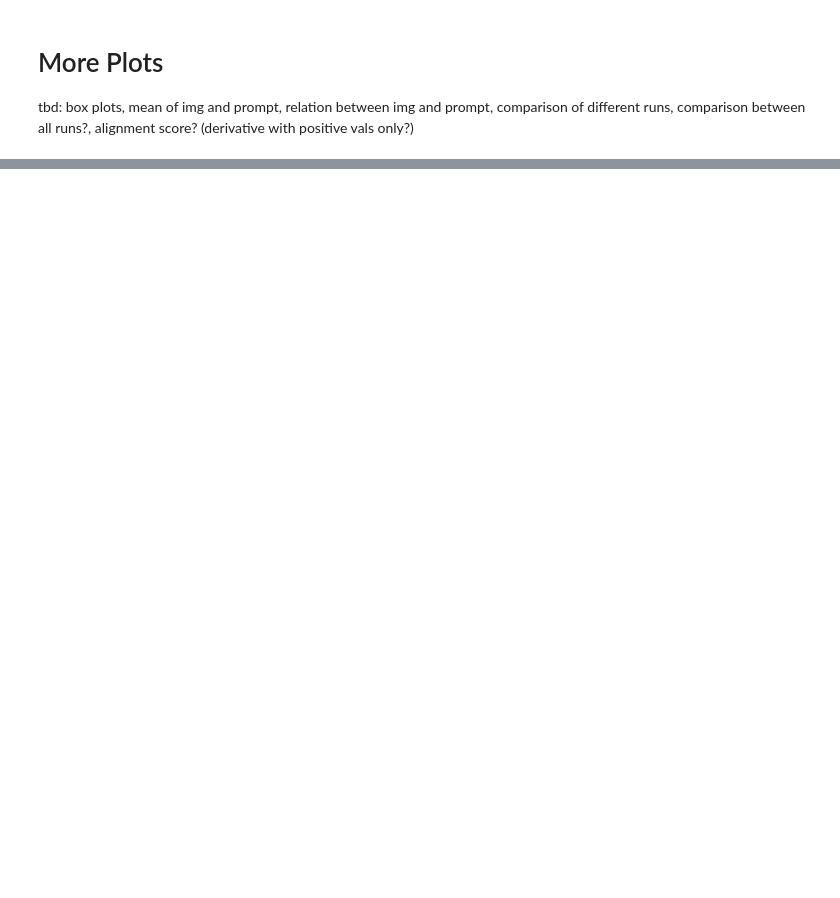
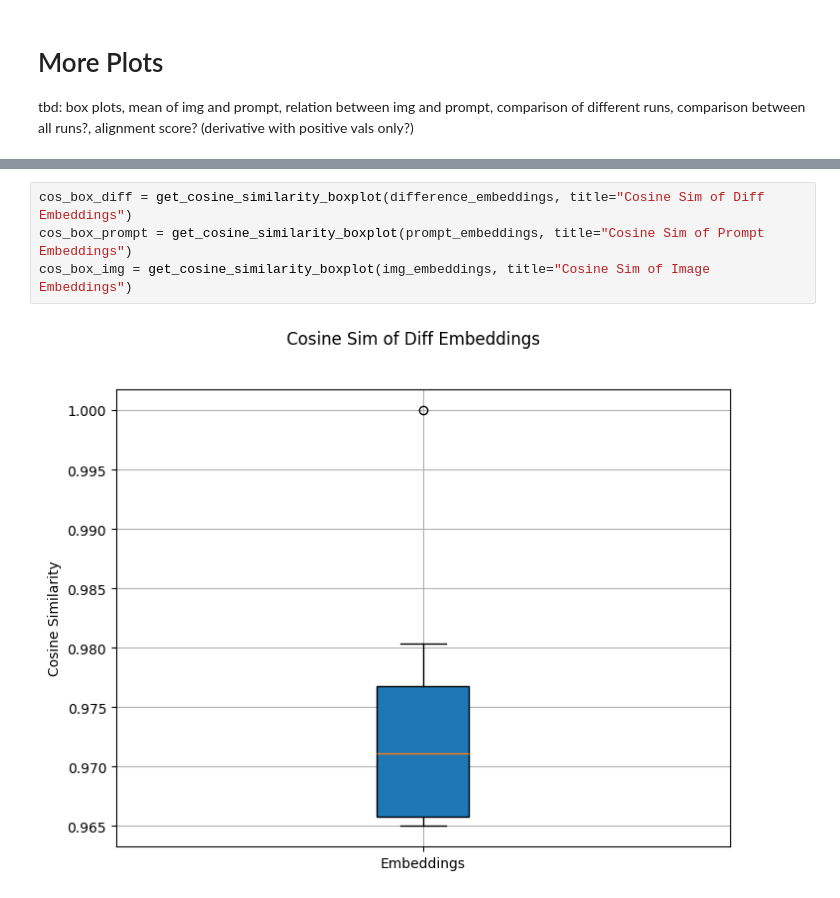
Before and after one commit to Rripped/PromptRefining, a Jupyter notebook: notebooks/Analysis.ipynb, the cells around one changed output, grey strips where cells are left out. Drawn from its saved outputs; the diff is of its cells as text; blank space fills up the shorter version.

```diff
--- a/notebooks/Analysis.ipynb
+++ b/notebooks/Analysis.ipynb
@@ -99,0 +255,6 @@ tbd: box plots, mean of img and prompt, relation between img and prompt, compari
+# %%
+cos_box_diff = get_cosine_similarity_boxplot(difference_embeddings, title="Cosine Sim of Diff Embeddings")
+cos_box_prompt = get_cosine_similarity_boxplot(prompt_embeddings, title="Cosine Sim of Prompt Embeddings")
+cos_box_img = get_cosine_similarity_boxplot(img_embeddings, title="Cosine Sim of Image Embeddings")
+# %% [output]
+[figure, added]
```
Also changed, not shown: parts of 12 cells of this notebook.
